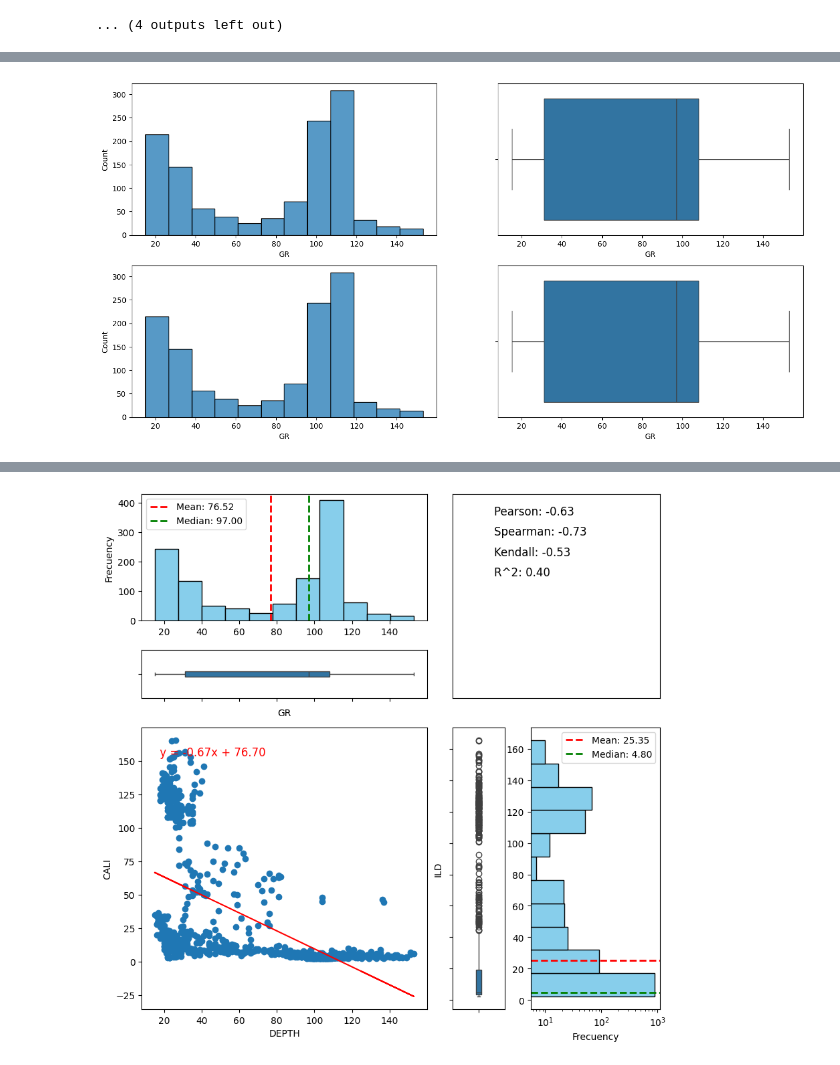
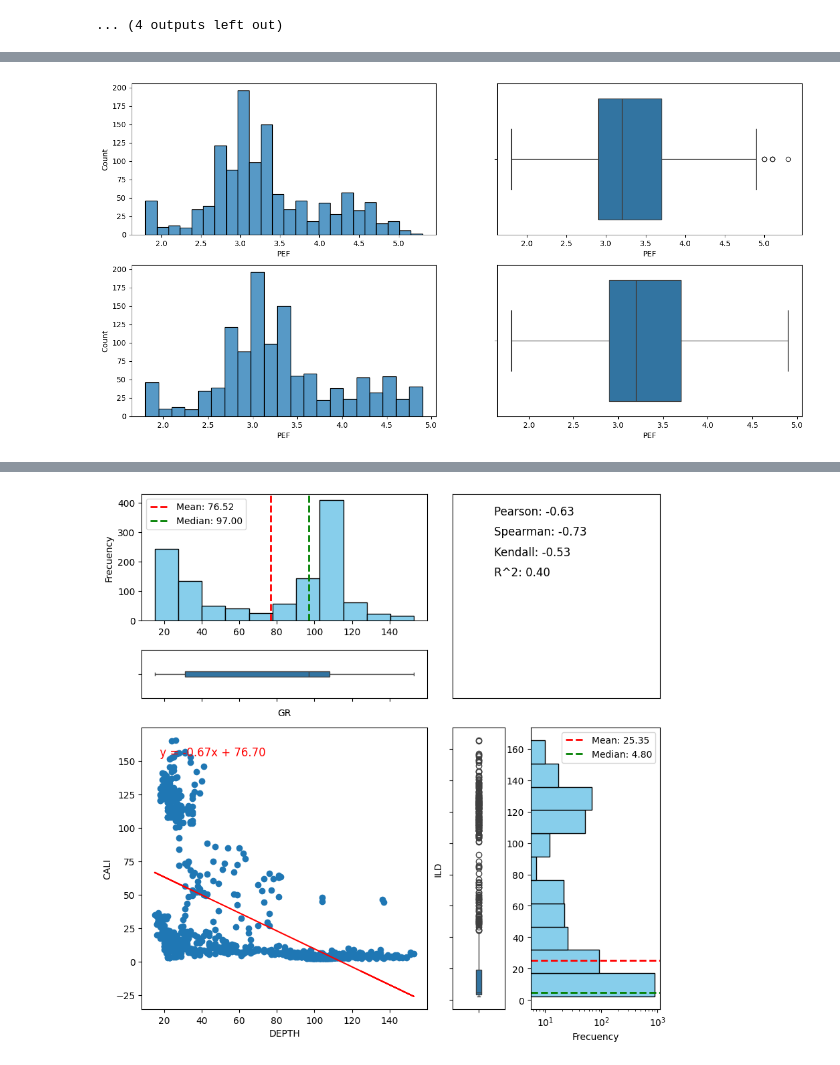
Before and after one commit to smoralesc91/DataScience2024, a Jupyter notebook: T1_mod_ver1.ipynb, the cells around one changed output, grey strips where cells are left out. Saved outputs shown, nothing was run; the diff lists cells and outputs as text; code cells hidden in the pictures.

```diff
--- a/T1_mod_ver1.ipynb
+++ b/T1_mod_ver1.ipynb
@@ -364,50 +386,33 @@ None
 # %%
-rgp = 'GR'
+rgp = 'PEF'
 #sns.boxplot(data[rgp], orient='h')
 
 quartil1 = data[rgp].quantile(0.25)
 quartil3 = data[rgp].quantile(0.75)
 
 iqr = quartil3 - quartil1
 
 upper_limit = quartil3 + 1.5 * iqr
 lower_limit = quartil1 - 1.5 * iqr
-
-#data[data[rgp] > upper_limit]
-#data[data[rgp] < lower_limit]
-
-#data_rhob_outliers = data[data[rgp] < upper_limit]
-#data_rhob_outliers.shape
-
-#plt.figure(figsize=(16,8))
-#plt.subplot(2,2,1)
-#sns.histplot(data[rgp])
-#plt.subplot(2,2,2)
-#sns.boxplot(data[rgp], orient='h')
-#plt.subplot(2,2,3)
-#sns.histplot(data_rhob_outliers[rgp])
-#plt.subplot(2,2,4)
-#sns.boxplot(data_rhob_outliers[rgp], orient='h')
-#plt.show()
 
 new_data_cap = data.copy()
 new_data_cap[rgp] = np.where(
     new_data_cap[rgp] > upper_limit,
     upper_limit,
     np.where(
         new_data_cap[rgp] < lower_limit,
         lower_limit,
         new_data_cap[rgp]))
 
 plt.figure(figsize=(16,8))
 plt.subplot(2,2,1)
 sns.histplot(data[rgp])
 plt.subplot(2,2,2)
 sns.boxplot(data[rgp], orient='h')
 plt.subplot(2,2,3)
 sns.histplot(new_data_cap[rgp])
 plt.subplot(2,2,4)
 sns.boxplot(new_data_cap[rgp], orient='h')
 plt.show()
 # %% [output]
-[figure, old version]
+[figure, new version]
```
Also changed, not shown: parts of 7 cells of this notebook.
